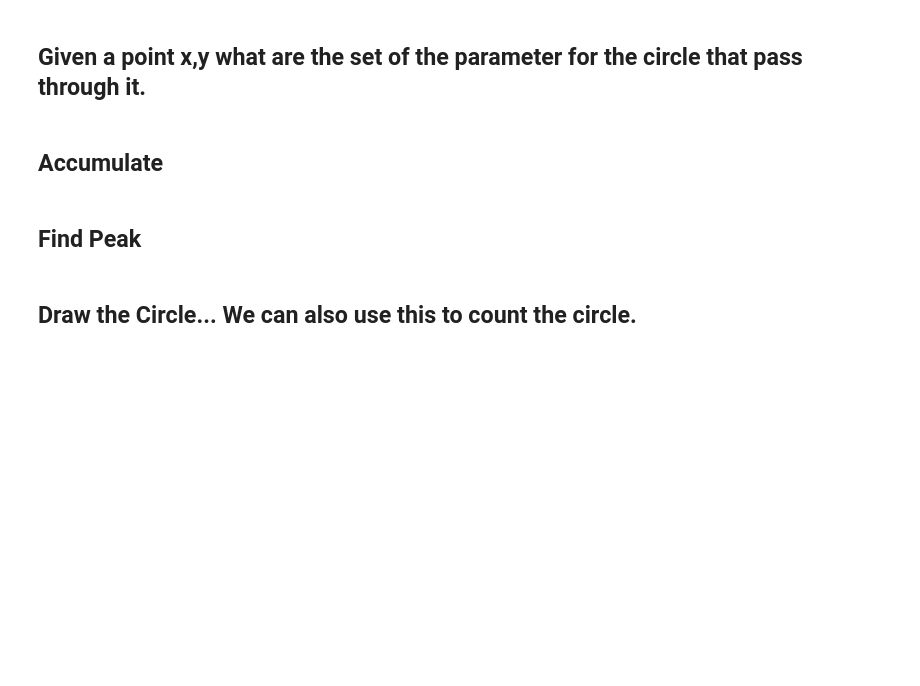
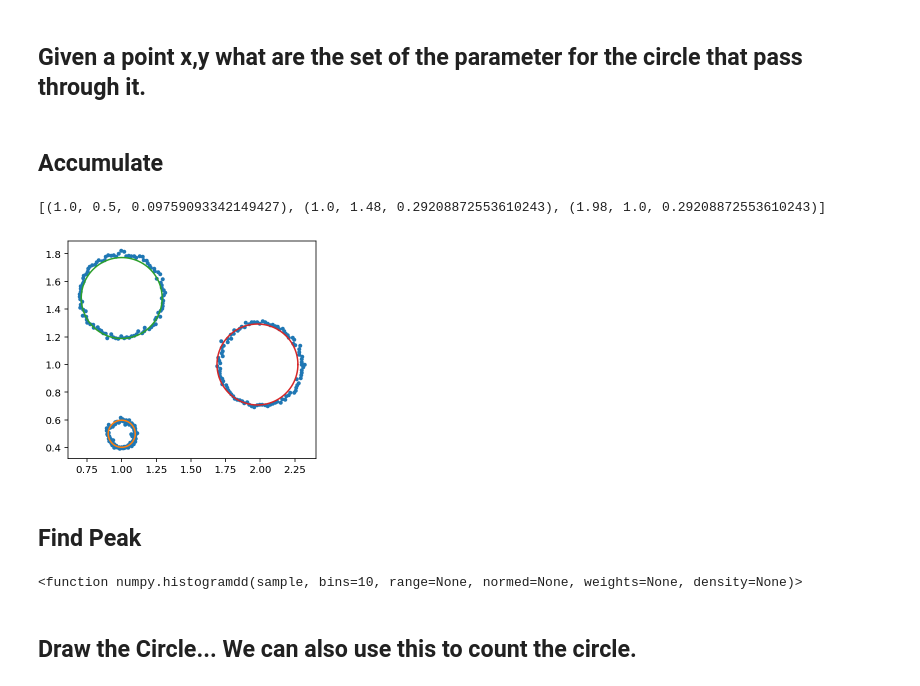
Before and after one commit to MUIC-Numerical-Methods-2018/extra-2-hough-transform, a Jupyter notebook: HoughTransform.ipynb, the cells around one changed output. Cells and saved outputs as stored; diff of their text form; code cells hidden in the pictures; blank space fills up the shorter version.

```diff
--- a/HoughTransform.ipynb
+++ b/HoughTransform.ipynb
@@ -210,9 +210,55 @@ plt.gca().set_aspect('equal')
 [figure]
 # %% [markdown]
 ## Given a point x,y what are the set of the parameter for the circle that pass through it.
+# %%
+def find_r_given_center(x, y, xc, yc):
+    return np.sqrt((x-xc)**2 + (y-yc)**2)
 # %% [markdown]
 ## Accumulate
+# %%
+xs, ys = data.T
+params = []
+for x, y in zip(xs, ys):
+    for xc in np.linspace(0.5, 2.5, 100):
+            for yc in np.linspace(0,2,100):
+                params.append([
+                    xc, yc, find_r_given_center(x,y,xc,yc)])
+params = np.array(params)
+# %%
+h, (ex, ey, er) = np.histogramdd(params, bins=(100,100,100))
+#print(h)
+hough_peaks = []
+for (i_row, i_col, i_d), x in np.ndenumerate(h):
+    n_row, n_col, n_d = h.shape
+    if i_row < 3 or i_col < 3 or i_d <3 \
+    or i_row+2 > n_row \
+    or i_col+2 > n_row \
+    or i_d + 2 > n_row:
+        continue
+    if x >45:
+        #print(i_row, i_col, i_d)
+        #print(np.max(h[i_row-3:i_row+3, i_col-3:i_col+3]))
+        if x == np.max(h[
+            i_row-3:i_row+3,
+            i_col-3:i_col+3,
+            i_d-3:i_d+3]):
+            #print(x)
+            hough_peaks.append((ex[i_row], ey[i_col], er[i_d]))
+print(hough_peaks)
+# %% [output]
+[(1.0, 0.5, 0.09759093342149427), (1.0, 1.48, 0.29208872553610243), (1.98, 1.0, 0.29208872553610243)]
+# %%
+plt.plot(data[:,0], data[:, 1], '.')
+plt.gca().set_aspect(1)
+for xc, yc, r in hough_peaks:
+    draw_circle(xc, yc, r)
+# %% [output]
+[figure, added]
 # %% [markdown]
 ## Find Peak
+# %%
+np.histogramdd
+# %% [output]
+<function numpy.histogramdd(sample, bins=10, range=None, normed=None, weights=None, density=None)>
 # %% [markdown]
 ## Draw the Circle... We can also use this to count the circle.
```
Also changed, not shown: 1 other file.
